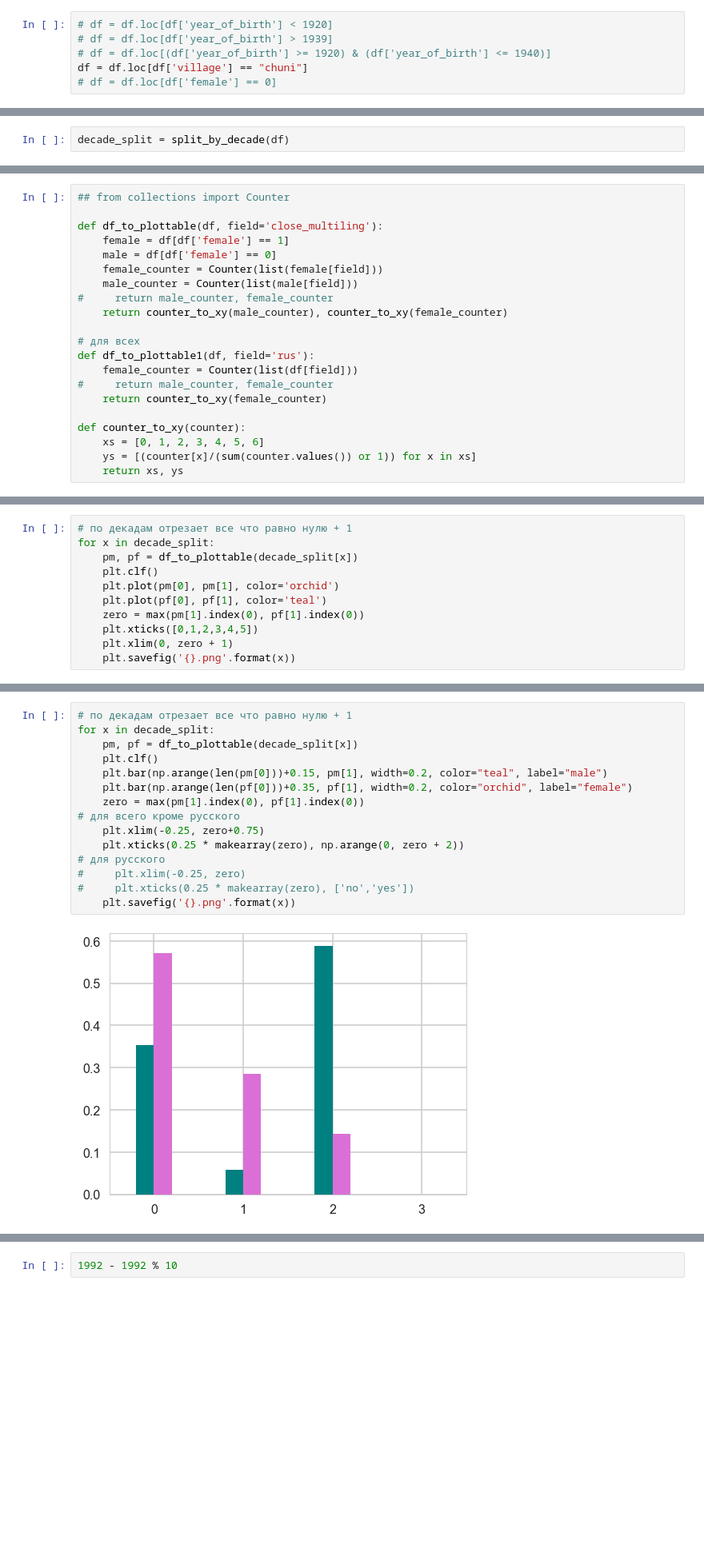
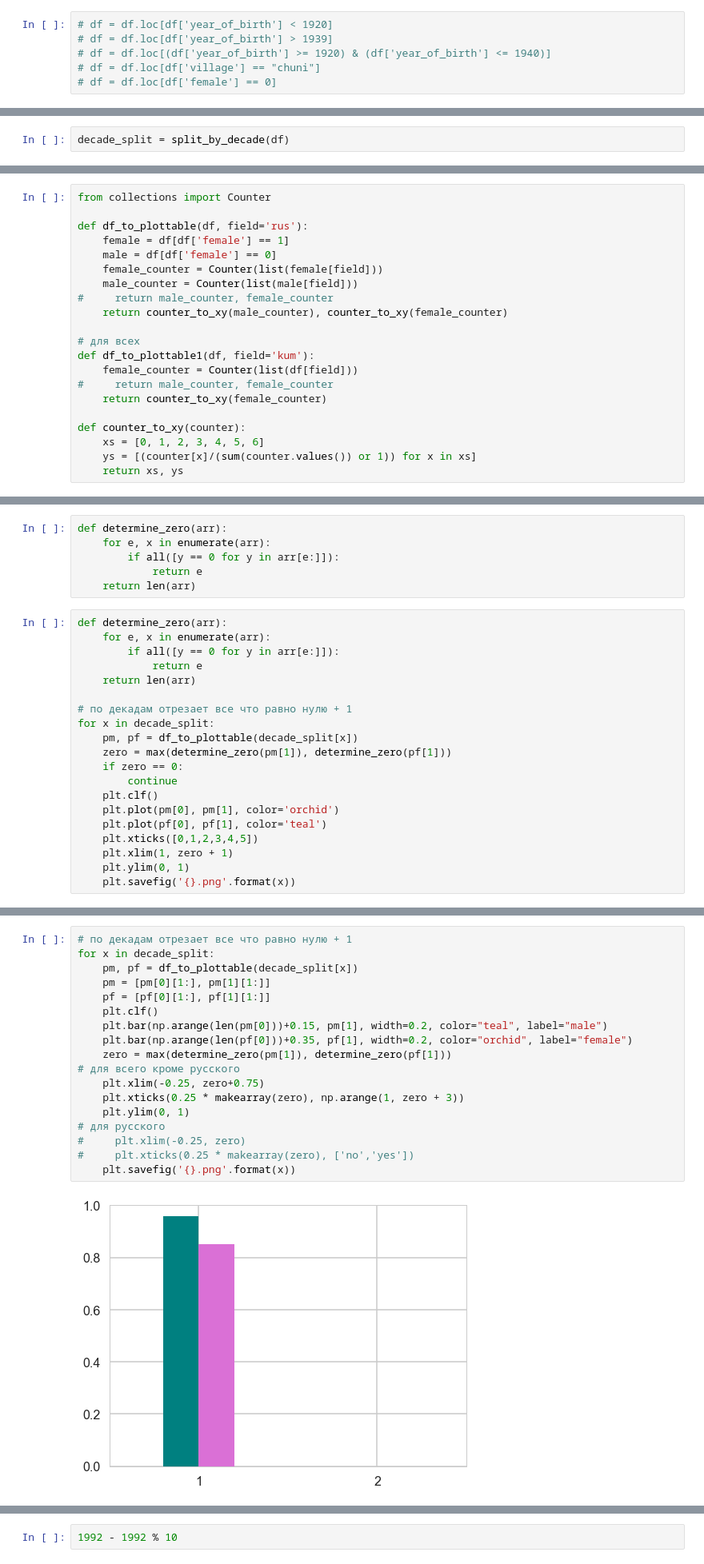
Before and after one commit to dag-lab/daghestanian_multilang, a Jupyter notebook: sasha_dagh_learning.ipynb, the cells around one changed output, grey strips where cells are left out. Shown at 80% size. Cells and saved outputs as stored; diff of their text form; blank space fills up the shorter version.

```diff
--- a/sasha_dagh_learning.ipynb
+++ b/sasha_dagh_learning.ipynb
@@ -6,7 +6,7 @@ df = pd.DataFrame.from_csv('new_dag_dataset_forscript-out.csv', sep=';', index_c
 # df = df.loc[df['year_of_birth'] < 1920]
 # df = df.loc[df['year_of_birth'] > 1939]
 # df = df.loc[(df['year_of_birth'] >= 1920) & (df['year_of_birth'] <= 1940)]
-df = df.loc[df['village'] == "chuni"]
+# df = df.loc[df['village'] == "chuni"]
 # df = df.loc[df['female'] == 0]
 # %%
 villages = sorted(set(df['village']))
@@ -67,7 +88,7 @@ decade_split = split_by_decade(df)
 # %%
-## from collections import Counter
+from collections import Counter
 
-def df_to_plottable(df, field='close_multiling'):
+def df_to_plottable(df, field='rus'):
     female = df[df['female'] == 1]
     male = df[df['female'] == 0]
     female_counter = Counter(list(female[field]))
@@ -76,7 +97,7 @@ def df_to_plottable(df, field='close_multiling'):
     return counter_to_xy(male_counter), counter_to_xy(female_counter)
 
 # для всех
-def df_to_plottable1(df, field='rus'):
+def df_to_plottable1(df, field='kum'):
     female_counter = Counter(list(df[field]))
 #     return male_counter, female_counter
     return counter_to_xy(female_counter)
@@ -101,15 +124,30 @@ sns.set_context("poster")
 # %pylab inline
 from pylab import rcParams
 rcParams['figure.figsize'] = (8, 6)
+# %%
+def determine_zero(arr):
+    for e, x in enumerate(arr):
+        if all([y == 0 for y in arr[e:]]):
+            return e
+    return len(arr)
 # %%
+def determine_zero(arr):
+    for e, x in enumerate(arr):
+        if all([y == 0 for y in arr[e:]]):
+            return e
+    return len(arr)
+
 # по декадам отрезает все что равно нулю + 1
 for x in decade_split:
     pm, pf = df_to_plottable(decade_split[x])
+    zero = max(determine_zero(pm[1]), determine_zero(pf[1]))
+    if zero == 0:
+        continue
     plt.clf()
     plt.plot(pm[0], pm[1], color='orchid')
     plt.plot(pf[0], pf[1], color='teal')
-    zero = max(pm[1].index(0), pf[1].index(0))
     plt.xticks([0,1,2,3,4,5])
-    plt.xlim(0, zero + 1)
+    plt.xlim(1, zero + 1)
+    plt.ylim(0, 1)
     plt.savefig('{}.png'.format(x))
 # %% [output]
@@ -117,17 +167,20 @@ for x in decade_split:
 # %%
 # по декадам отрезает все что равно нулю + 1
 for x in decade_split:
     pm, pf = df_to_plottable(decade_split[x])
+    pm = [pm[0][1:], pm[1][1:]]
+    pf = [pf[0][1:], pf[1][1:]]
     plt.clf()
     plt.bar(np.arange(len(pm[0]))+0.15, pm[1], width=0.2, color="teal", label="male")
     plt.bar(np.arange(len(pf[0]))+0.35, pf[1], width=0.2, color="orchid", label="female")
-    zero = max(pm[1].index(0), pf[1].index(0))
+    zero = max(determine_zero(pm[1]), determine_zero(pf[1]))
 # для всего кроме русского
     plt.xlim(-0.25, zero+0.75)
-    plt.xticks(0.25 * makearray(zero), np.arange(0, zero + 2))
+    plt.xticks(0.25 * makearray(zero), np.arange(1, zero + 3))
+    plt.ylim(0, 1)
 # для русского
 #     plt.xlim(-0.25, zero)
 #     plt.xticks(0.25 * makearray(zero), ['no','yes'])
     plt.savefig('{}.png'.format(x))
 # %% [output]
-[figure, old version]
+[figure, new version]
```
Also changed, not shown: parts of 9 cells of this notebook.
